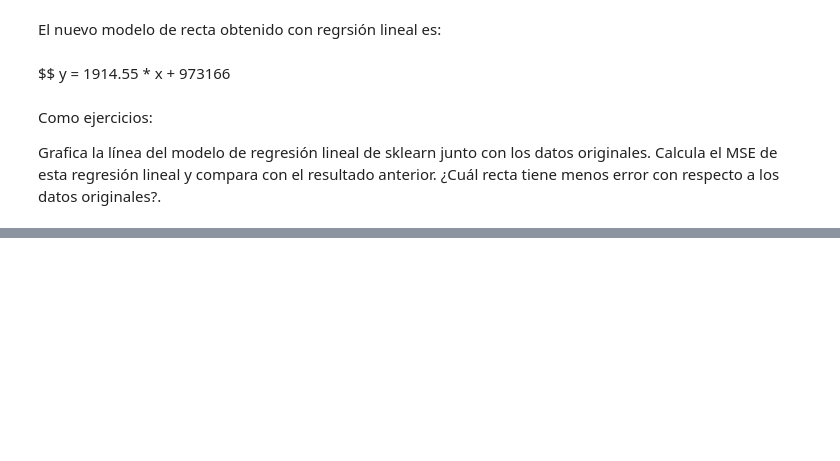
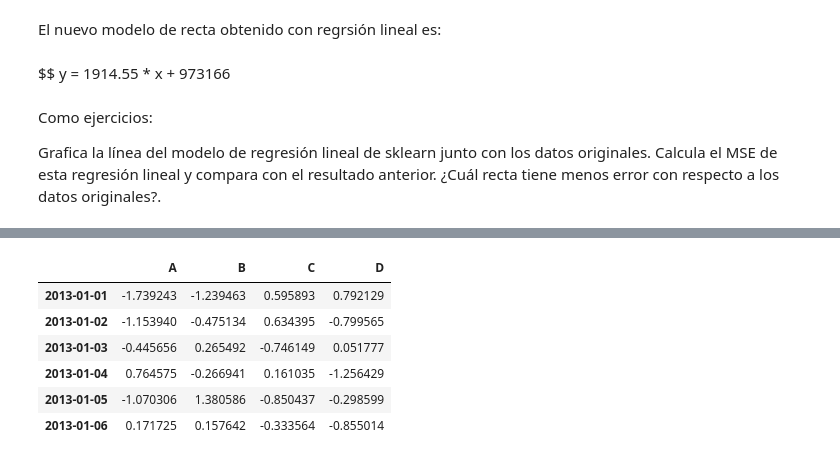
Before and after one commit to SayraIbarra/E50A-E01, a Jupyter notebook: clase_mineria.ipynb, the cells around one changed output, grey strips where cells are left out. Drawn from its saved outputs; the diff is of its cells as text; code cells hidden in the pictures; blank space fills up the shorter version.

```diff
--- a/clase_mineria.ipynb
+++ b/clase_mineria.ipynb
@@ -717,0 +802,15 @@ Calcula el MSE de esta regresión lineal y compara con el resultado anterior.
+# %%
+dates = pd.date_range("20130101", periods=6)
+
+dates
+df = pd.DataFrame(np.random.randn(6, 4), index=dates, columns=list("ABCD"))
+
+df
+# %% [output]
+|  | A | B | C | D |
+| 2013-01-01 | -1.739243 | -1.239463 | 0.595893 | 0.792129 |
+| 2013-01-02 | -1.153940 | -0.475134 | 0.634395 | -0.799565 |
+| 2013-01-03 | -0.445656 | 0.265492 | -0.746149 | 0.051777 |
+| 2013-01-04 | 0.764575 | -0.266941 | 0.161035 | -1.256429 |
+| 2013-01-05 | -1.070306 | 1.380586 | -0.850437 | -0.298599 |
+| 2013-01-06 | 0.171725 | 0.157642 | -0.333564 | -0.855014 |
```
Also changed, not shown: parts of 31 cells of this notebook.
